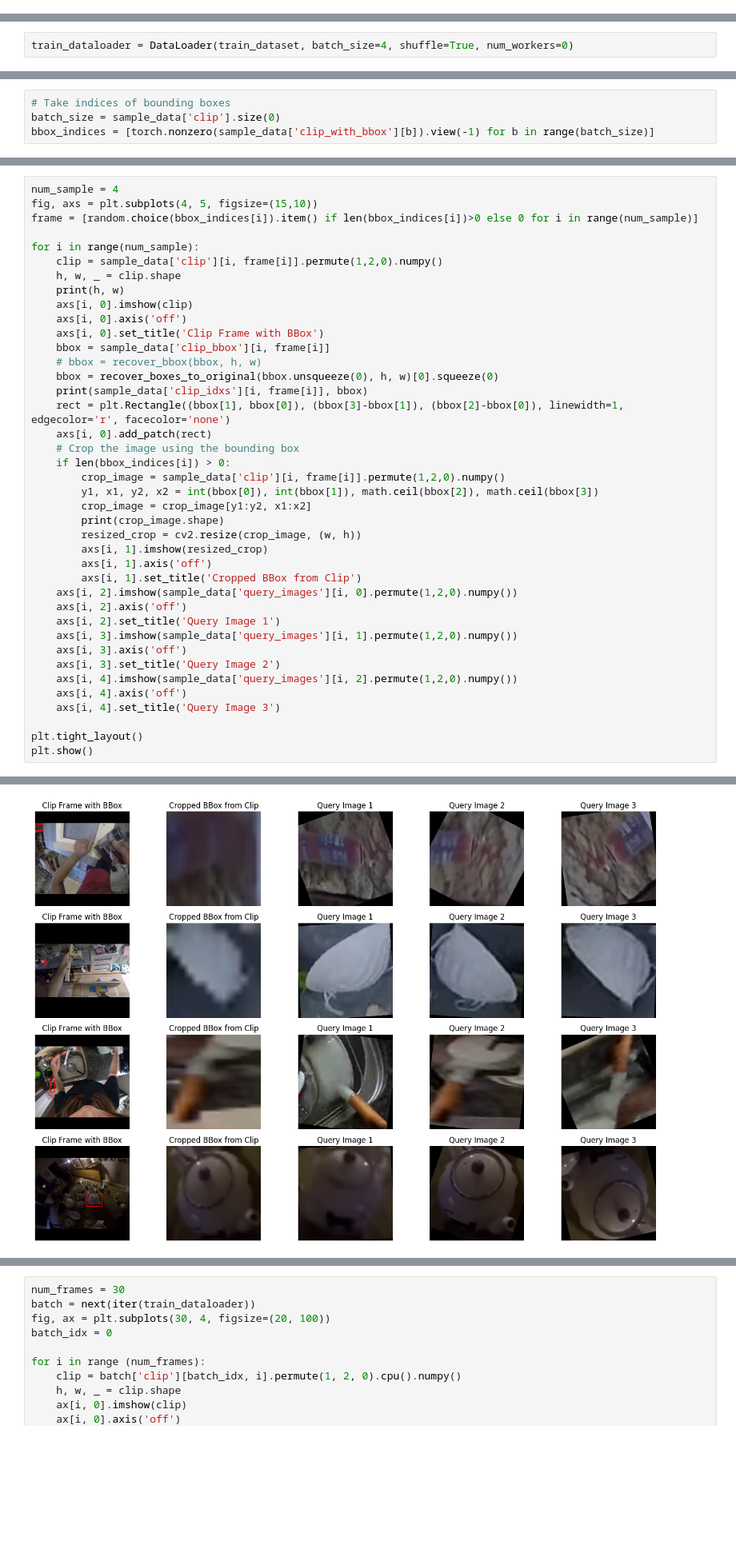
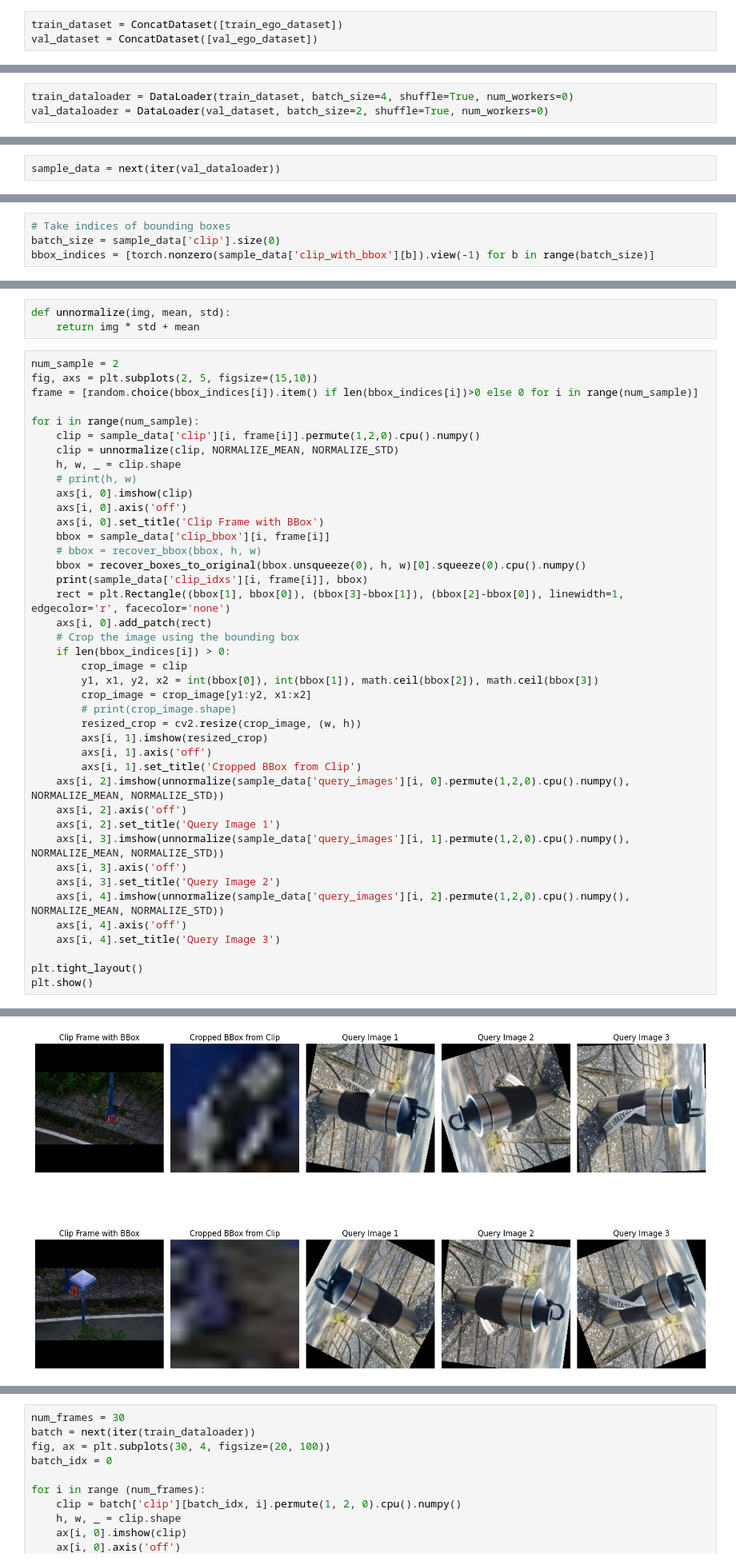
Before and after one commit to MinhDucNguyen9705/AeroEyes, a Jupyter notebook: data_pipeline.ipynb, the cells around one changed output, grey strips where cells are left out. Shown at 80% size. Cells and saved outputs as stored; diff of their text form; blank space fills up the shorter version.

```diff
--- a/data_pipeline.ipynb
+++ b/data_pipeline.ipynb
@@ -415,4 +424,8 @@ train_dataset = VisualQuery2DDataset(clip_params, query_params, train_paths, mod
+# %%
+train_dataset = ConcatDataset([train_ego_dataset])
+val_dataset = ConcatDataset([val_ego_dataset])
 # %%
 # train_dataset[2]
 # %%
 train_dataloader = DataLoader(train_dataset, batch_size=4, shuffle=True, num_workers=0)
+val_dataloader = DataLoader(val_dataset, batch_size=2, shuffle=True, num_workers=0)
@@ -424,0 +657,2 @@ sample_data = next(iter(train_dataloader))
+# %%
+sample_data = next(iter(val_dataloader))
@@ -441,38 +679,42 @@ bbox_indices
+# %%
+def unnormalize(img, mean, std):
+    return img * std + mean
 # %%
-num_sample = 4
-fig, axs = plt.subplots(4, 5, figsize=(15,10))
+num_sample = 2
+fig, axs = plt.subplots(2, 5, figsize=(15,10))
 frame = [random.choice(bbox_indices[i]).item() if len(bbox_indices[i])>0 else 0 for i in range(num_sample)]
 
 for i in range(num_sample):
-    clip = sample_data['clip'][i, frame[i]].permute(1,2,0).numpy()
+    clip = sample_data['clip'][i, frame[i]].permute(1,2,0).cpu().numpy()
+    clip = unnormalize(clip, NORMALIZE_MEAN, NORMALIZE_STD)
     h, w, _ = clip.shape
-    print(h, w)
+    # print(h, w)
     axs[i, 0].imshow(clip)
     axs[i, 0].axis('off')
     axs[i, 0].set_title('Clip Frame with BBox')
     bbox = sample_data['clip_bbox'][i, frame[i]]
     # bbox = recover_bbox(bbox, h, w)
-    bbox = recover_boxes_to_original(bbox.unsqueeze(0), h, w)[0].squeeze(0)
+    bbox = recover_boxes_to_original(bbox.unsqueeze(0), h, w)[0].squeeze(0).cpu().numpy()
     print(sample_data['clip_idxs'][i, frame[i]], bbox)
     rect = plt.Rectangle((bbox[1], bbox[0]), (bbox[3]-bbox[1]), (bbox[2]-bbox[0]), linewidth=1, edgecolor='r', facecolor='none')
     axs[i, 0].add_patch(rect)
     # Crop the image using the bounding box
     if len(bbox_indices[i]) > 0:
-        crop_image = sample_data['clip'][i, frame[i]].permute(1,2,0).numpy()
+        crop_image = clip
         y1, x1, y2, x2 = int(bbox[0]), int(bbox[1]), math.ceil(bbox[2]), math.ceil(bbox[3])
         crop_image = crop_image[y1:y2, x1:x2]
-        print(crop_image.shape)
+        # print(crop_image.shape)
         resized_crop = cv2.resize(crop_image, (w, h))
         axs[i, 1].imshow(resized_crop)
         axs[i, 1].axis('off')
         axs[i, 1].set_title('Cropped BBox from Clip')
-    axs[i, 2].imshow(sample_data['query_images'][i, 0].permute(1,2,0).numpy())
+    axs[i, 2].imshow(unnormalize(sample_data['query_images'][i, 0].permute(1,2,0).cpu().numpy(), NORMALIZE_MEAN, NORMALIZE_STD))
     axs[i, 2].axis('off')
     axs[i, 2].set_title('Query Image 1')
-    axs[i, 3].imshow(sample_data['query_images'][i, 1].permute(1,2,0).numpy())
+    axs[i, 3].imshow(unnormalize(sample_data['query_images'][i, 1].permute(1,2,0).cpu().numpy(), NORMALIZE_MEAN, NORMALIZE_STD))
     axs[i, 3].axis('off')
     axs[i, 3].set_title('Query Image 2')
-    axs[i, 4].imshow(sample_data['query_images'][i, 2].permute(1,2,0).numpy())
+    axs[i, 4].imshow(unnormalize(sample_data['query_images'][i, 2].permute(1,2,0).cpu().numpy(), NORMALIZE_MEAN, NORMALIZE_STD))
     axs[i, 4].axis('off')
     axs[i, 4].set_title('Query Image 3')
 
@@ -494 +734 @@ tensor(520) tensor([127.6444, 137.4222, 162.6667, 179.7333])
-[figure, old version]
+[figure, new version]
```
Also changed, not shown: parts of 27 cells of this notebook, 12 other files.
